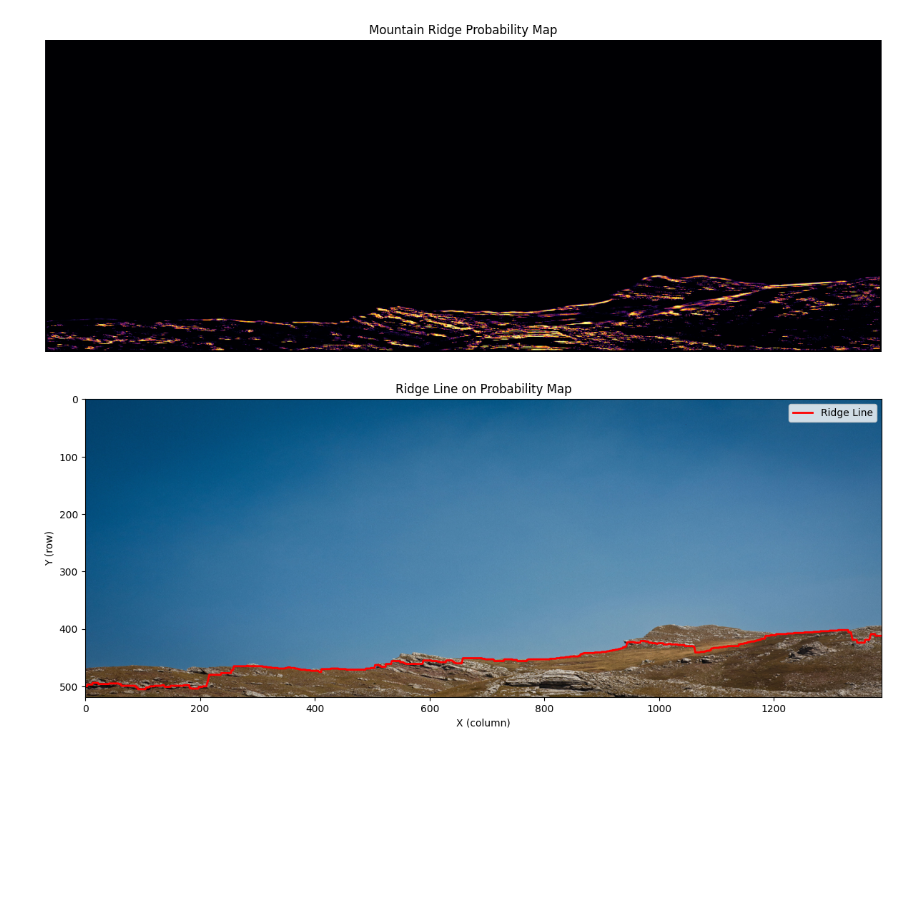
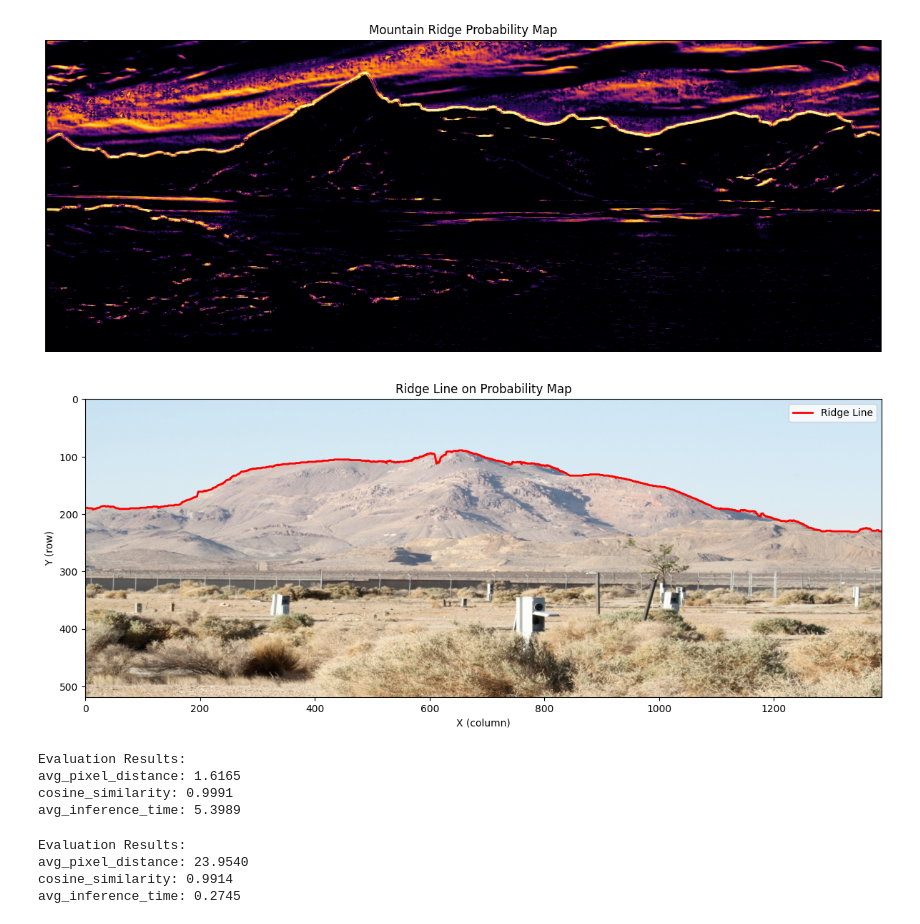
Before and after one commit to csci701s25/snowbowl-savant, a Jupyter notebook: EdgeDetection/final_tests.ipynb, the cells around one changed output. Drawn from its saved outputs; the diff is of its cells as text; code cells hidden in the pictures; blank space fills up the shorter version.

```diff
--- a/EdgeDetection/final_tests.ipynb
+++ b/EdgeDetection/final_tests.ipynb
@@ -8,9 +11,7 @@ gt_dir_train = 'web_dataset/train/ground_truth'
 image_dir_test = 'web_dataset/test/images'
 gt_dir_test = 'web_dataset/test/ground_truth'
 
-X_train, y_train = prepare_dataset(image_dir_train, gt_dir_train, r=3, use_bw=True, use_ST=True, verbose=True)
-# X_train, y_train = balance_dataset(X_train, y_train)
+X_train, y_train = prepare_dataset(image_dir_train, gt_dir_train, r=3, use_bw=True, use_ST=True, pos_dup_factor=5, verbose=True)
 
-X_test, y_test = prepare_dataset(image_dir_test, gt_dir_test, r=3, use_bw=True, use_ST=True, verbose=True)
-# X_test, y_test = balance_dataset(X_test, y_test)
+X_test, y_test = prepare_dataset(image_dir_test, gt_dir_test, r=3, use_bw=True, use_ST=True, pos_dup_factor=5, verbose=True)
 # %% [output]
@@ -86,5 +87,5 @@ test_loader = DataLoader(test_dataset, batch_size=64, shuffle=False)
 # %%
 from utils.training import train_model
 
-model = train_model(RidgeClassifier, input_dim=X_test.shape[1], train_loader=train_loader, test_loader=test_loader, lr = 0.00005, epochs=5)
+model = train_model(RidgeClassifier, input_dim=X_test.shape[1], train_loader=train_loader, test_loader=test_loader, lr = 0.003, epochs=5)
 # %% [output]
@@ -100,12 +101,11 @@ from utils.data import compute_ST_map
 import cv2
 
 # Load image
-img_path = "web_dataset/test/images/R_GImag0069.bmp"
+img_path = "web_dataset/test/images/R_GImag0070.bmp"
 image = cv2.imread(img_path)
 
-# image_gray = cv2.cvtColor(image, cv2.COLOR_BGR2GRAY)
+image_gray = cv2.cvtColor(image, cv2.COLOR_BGR2GRAY)
 
+ST_values = compute_ST_map(image_gray)
 
-ST_values = compute_ST_map(image)
-
-prob_map = generate_probability_map(image, model, ST_map=ST_values, r = 3)
+prob_map = generate_probability_map(image_gray, model, ST_map=ST_values, r = 3)
@@ -113,0 +112,15 @@ ValueError: too many values to unpack (expected 3)
+# %%
+from utils.line_prediction import find_ridge_greedy
+
+ridge = find_ridge_greedy(image_gray, model, search_r=3, ST_map=ST_values, r = 3, restart_threshold=0.7)
+
+def plot_ridge(image, ridge):
+    plt.figure(figsize=(12, 6))
+    plt.imshow(image)
+    plt.plot(range(len(ridge)), ridge, color='red', linewidth=2, label='Ridge Line')
+    plt.axis('off')
+    plt.legend()
+    plt.tight_layout()
+    plt.show()
+
+plot_ridge(cv2.cvtColor(image, cv2.COLOR_BGR2RGB), ridge)
@@ -123,4 +138,4 @@ plt.axis('off')
 plt.tight_layout()
 plt.show()
 # %% [output]
-[figure, old version]
+[figure, new version]
@@ -159,17 +142,46 @@ def find_ridge(prob_map, delta=5, epsilon=1e-6):
 # %%
-ridge = find_ridge(prob_map)
+from utils.line_prediction import find_ridge_DP_Canny
+
+ridge = find_ridge_DP_Canny(image_gray, model, ST_map=ST_values, r = 3)
 
 def plot_ridge(image, ridge):
     plt.figure(figsize=(12, 6))
     plt.imshow(image)
     plt.plot(range(len(ridge)), ridge, color='red', linewidth=2, label='Ridge Line')
     plt.title('Ridge Line on Probability Map')
     plt.xlabel('X (column)')
     plt.ylabel('Y (row)')
     plt.legend()
     plt.tight_layout()
     plt.show()
 
 plot_ridge(cv2.cvtColor(image, cv2.COLOR_BGR2RGB), ridge)
 # %% [output]
-[figure, old version]
+[figure, new version]
+# %%
+from utils.ridge_evaluation import evaluate_ridge_predictions
+from utils.line_prediction import find_ridge_DP_Canny  # or find_ridge_greedy
+import os
+import cv2
+
+# Prepare file lists
+image_paths = sorted([os.path.join(image_dir_test, f) for f in os.listdir(image_dir_test) if f.endswith('.bmp')])
+gt_paths = sorted([os.path.join(gt_dir_test, f) for f in os.listdir(gt_dir_test) if f.endswith('.bmp')])
+
+results = evaluate_ridge_predictions(
+    image_paths=image_paths,
+    gt_paths=gt_paths,
+    model=model,
+    find_ridge_fn=find_ridge_DP_Canny,  # or find_ridge_greedy
+    r=3,
+    use_ST=True
+)
+
+print("Evaluation Results:")
+for k, v in results.items():
+    print(f"{k}: {v:.4f}")
+# %% [output]
+Evaluation Results:
+avg_pixel_distance: 1.6165
+cosine_similarity: 0.9991
+avg_inference_time: 5.3989
@@ -175,0 +197,9 @@ plot_ridge(cv2.cvtColor(image, cv2.COLOR_BGR2RGB), ridge)
+# %%
+print("Evaluation Results:")
+for k, v in results.items():
+    print(f"{k}: {v:.4f}")
+# %% [output]
+Evaluation Results:
+avg_pixel_distance: 23.9540
+cosine_similarity: 0.9914
+avg_inference_time: 0.2745
```
Also changed, not shown: parts of 12 cells of this notebook, 7 other files.
